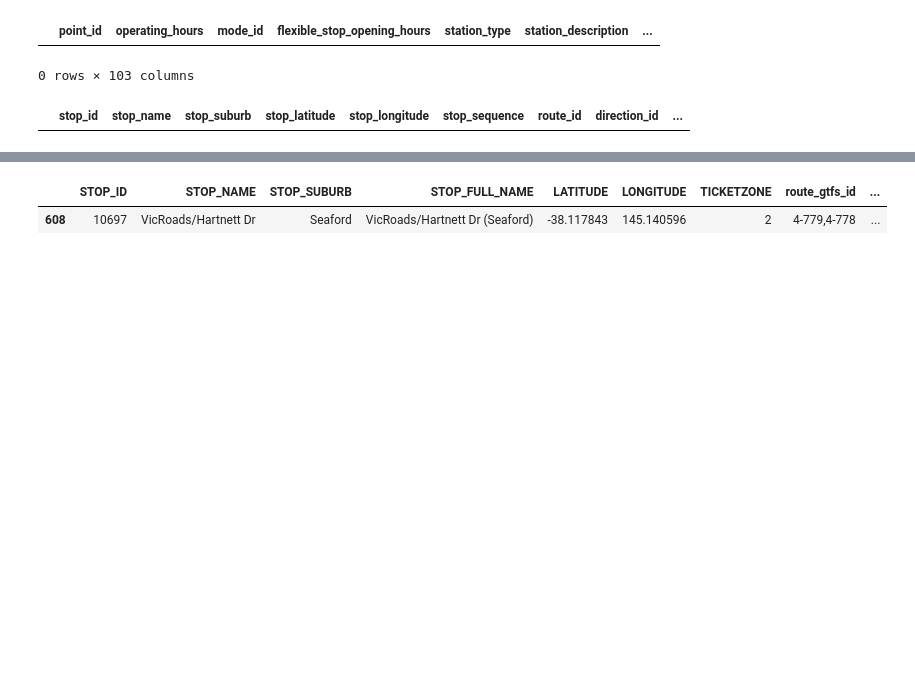
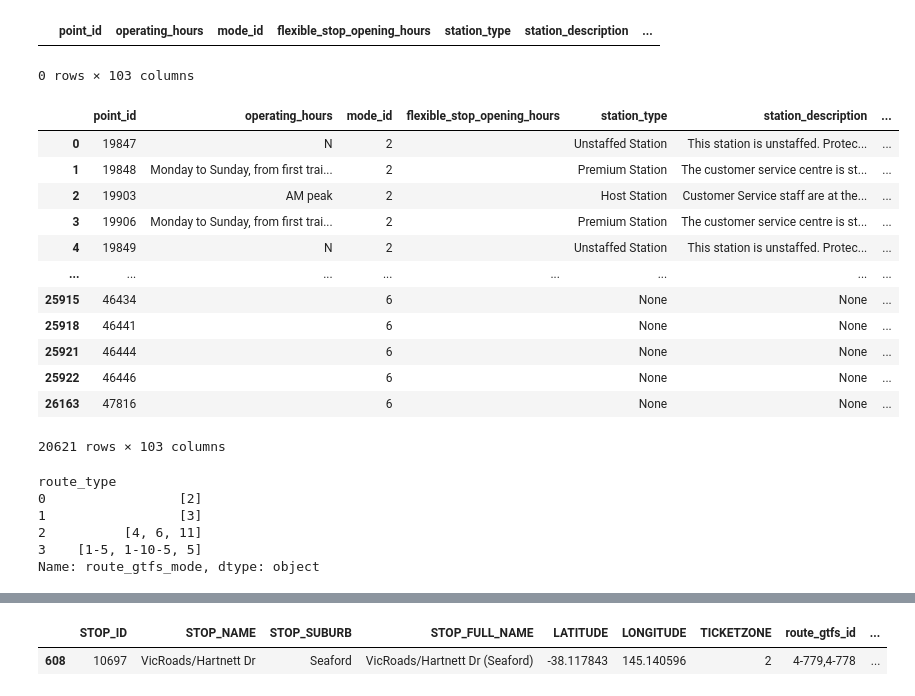
Before and after one commit to thanhan910/PTV, a Jupyter notebook: notebooks/ptv-api-stops-clean.ipynb, the cells around one changed output, grey strips where cells are left out. Saved outputs shown, nothing was run; the diff lists cells and outputs as text; code cells hidden in the pictures; blank space fills up the shorter version.

```diff
--- a/notebooks/ptv-api-stops-clean.ipynb
+++ b/notebooks/ptv-api-stops-clean.ipynb
@@ -288,7 +288,3 @@ API_DF_STOPS_INFO[API_DF_STOPS_INFO['stop_name'].notna() & API_DF_STOPS_INFO['st
 # %% [output]
 |  | point_id | operating_hours | mode_id | flexible_stop_opening_hours | station_type | station_description | ... |
 0 rows × 103 columns
-# %%
-API_DF_STOPS[API_DF_STOPS['stop_name'].str.contains('Adelaide') & API_DF_STOPS['stop_name'].str.contains('Station')]
-# %% [output]
-|  | stop_id | stop_name | stop_suburb | stop_latitude | stop_longitude | stop_sequence | route_id | direction_id | ... |
@@ -298 +347,26 @@ k = API_DF_STOPS_INFO.groupby(['stop_id'])['point_id'].unique()
+# %%
+API_DF_STOPS_INFO_MIN
+# %% [output]
+|  | point_id | operating_hours | mode_id | flexible_stop_opening_hours | station_type | station_description | ... |
+| 0 | 19847 | N | 2 |  | Unstaffed Station | This station is unstaffed. Protec... | ... |
+| 1 | 19848 | Monday to Sunday, from first trai... | 2 |  | Premium Station | The customer service centre is st... | ... |
+| 2 | 19903 | AM peak | 2 |  | Host Station | Customer Service staff are at the... | ... |
+| 3 | 19906 | Monday to Sunday, from first trai... | 2 |  | Premium Station | The customer service centre is st... | ... |
+| 4 | 19849 | N | 2 |  | Unstaffed Station | This station is unstaffed. Protec... | ... |
+| ... | ... | ... | ... | ... | ... | ... | ... |
+| 25915 | 46434 |  | 6 |  | None | None | ... |
+| 25918 | 46441 |  | 6 |  | None | None | ... |
+| 25921 | 46444 |  | 6 |  | None | None | ... |
+| 25922 | 46446 |  | 6 |  | None | None | ... |
+| 26163 | 47816 |  | 6 |  | None | None | ... |
+20621 rows × 103 columns
+# %%
+API_DF_ROUTEX.groupby('route_type')['route_gtfs_mode'].unique()
+# %% [output]
+route_type
+0                 [2]
+1                 [3]
+2          [4, 6, 11]
+3    [1-5, 1-10-5, 5]
+Name: route_gtfs_mode, dtype: object
 # %%
```
Also changed, not shown: parts of 18 cells of this notebook.
